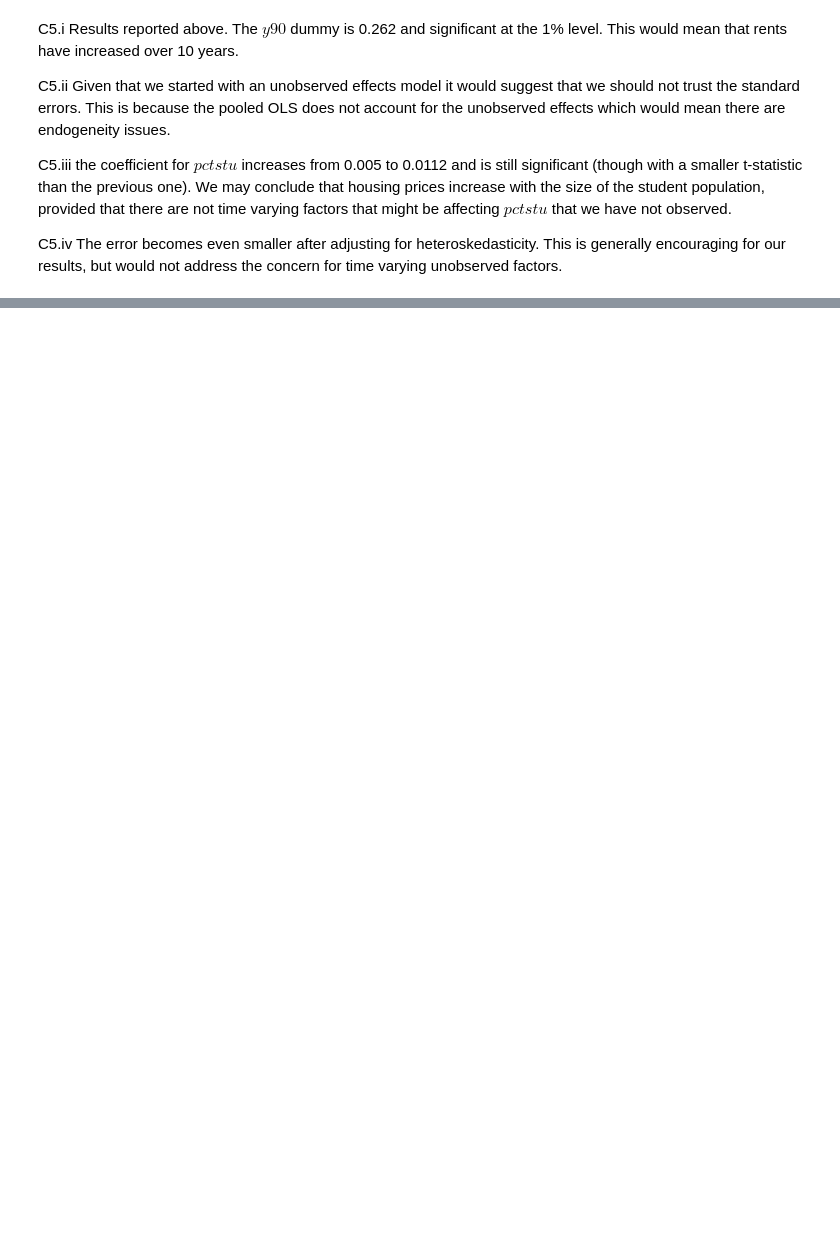
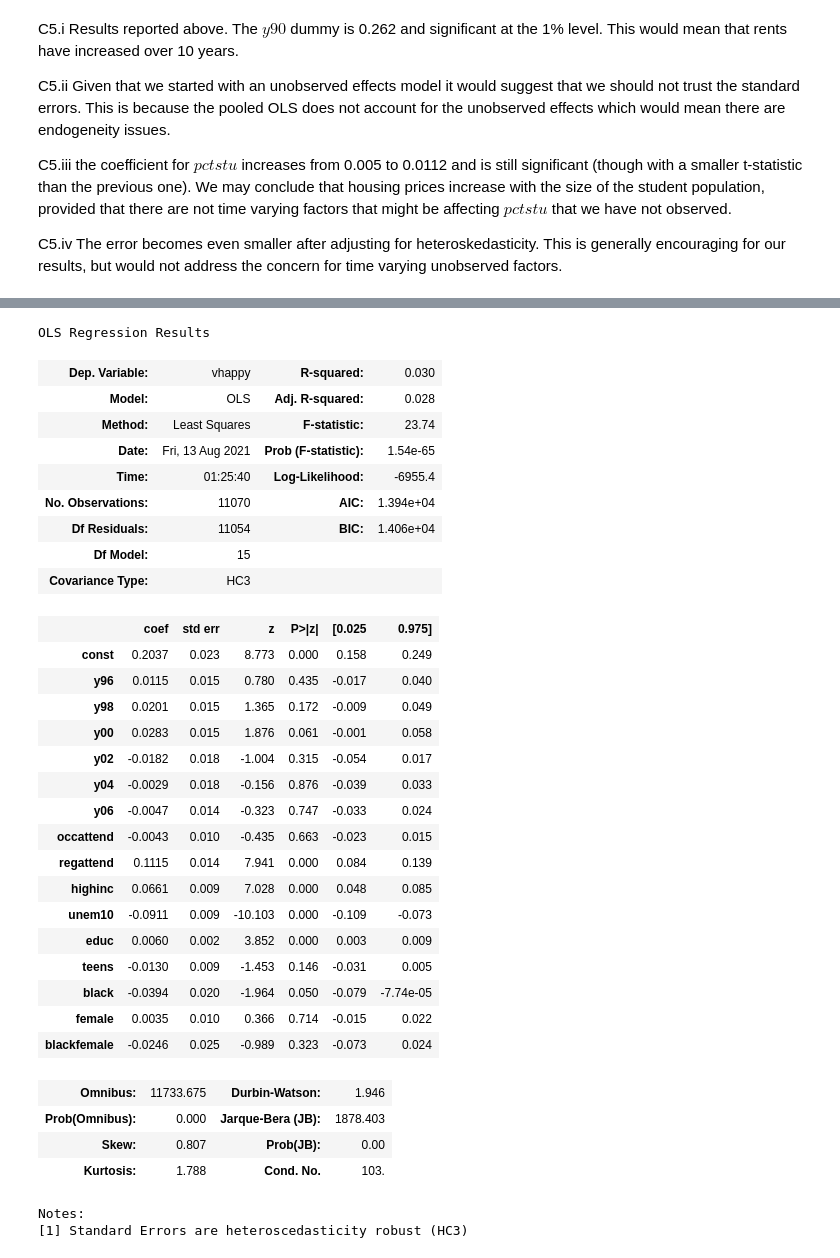
Before and after one commit to systemchalk/wooldridge_workbook, a Jupyter notebook: ch13.ipynb, the cells around one changed output, grey strips where cells are left out. Cells and saved outputs as stored; diff of their text form; code cells hidden in the pictures; blank space fills up the shorter version.

Commit message:
Completed chapter 13
There seem to be inconsistencies between the results and the overall tone of the questions in C13

```diff
--- a/ch13.ipynb
+++ b/ch13.ipynb
@@ -563,0 +1595,5 @@ model.summary()
+# %%
+# Exercise 15
+happiness = pd.read_stata("./stata/happiness.dta")
+happiness["highinc"] = 0
+happiness.loc[happiness.income == "$25000 or more", "highinc"] = 1
@@ -563,0 +1623,4 @@ model.summary()
+# %%
+X = sm.add_constant(happiness[["y96", "y98", "y00", "y02", "y04", "y06"]])
+model = sm.OLS(happiness.vhappy, X, missing="drop").fit(cov_type="HC3")
+model.summary()
@@ -563,0 +1657,4 @@ model.summary()
+# %%
+X = sm.add_constant(happiness[["y96", "y98", "y00", "y02", "y04", "y06", "occattend", "regattend"]])
+model = sm.OLS(happiness.vhappy, X, missing="drop").fit(cov_type="HC3")
+model.summary()
@@ -563,0 +1688,4 @@ model.summary()
+# %%
+X = sm.add_constant(happiness[["y96", "y98", "y00", "y02", "y04", "y06", "occattend", "regattend", "highinc", "unem10", "educ", "teens"]])
+model = sm.OLS(happiness.vhappy, X, missing="drop").fit(cov_type="HC3")
+model.summary()
@@ -563,0 +1723,38 @@ model.summary()
+# %%
+X = sm.add_constant(happiness[["y96", "y98", "y00", "y02", "y04", "y06", "occattend", "regattend", "highinc", "unem10", "educ", "teens", "black", "female", "blackfemale"]])
+model = sm.OLS(happiness.vhappy, X, missing="drop").fit(cov_type="HC3")
+model.summary()
+# %% [output]
+OLS Regression Results
+| Dep. Variable: | vhappy | R-squared: | 0.030 |
+| Model: | OLS | Adj. R-squared: | 0.028 |
+| Method: | Least Squares | F-statistic: | 23.74 |
+| Date: | Fri, 13 Aug 2021 | Prob (F-statistic): | 1.54e-65 |
+| Time: | 01:25:40 | Log-Likelihood: | -6955.4 |
+| No. Observations: | 11070 | AIC: | 1.394e+04 |
+| Df Residuals: | 11054 | BIC: | 1.406e+04 |
+| Df Model: | 15 |  |  |
+| Covariance Type: | HC3 |  |  |
+|  | coef | std err | z | P>|z| | [0.025 | 0.975] |
+| const | 0.2037 | 0.023 | 8.773 | 0.000 | 0.158 | 0.249 |
+| y96 | 0.0115 | 0.015 | 0.780 | 0.435 | -0.017 | 0.040 |
+| y98 | 0.0201 | 0.015 | 1.365 | 0.172 | -0.009 | 0.049 |
+| y00 | 0.0283 | 0.015 | 1.876 | 0.061 | -0.001 | 0.058 |
+| y02 | -0.0182 | 0.018 | -1.004 | 0.315 | -0.054 | 0.017 |
+| y04 | -0.0029 | 0.018 | -0.156 | 0.876 | -0.039 | 0.033 |
+| y06 | -0.0047 | 0.014 | -0.323 | 0.747 | -0.033 | 0.024 |
+| occattend | -0.0043 | 0.010 | -0.435 | 0.663 | -0.023 | 0.015 |
+| regattend | 0.1115 | 0.014 | 7.941 | 0.000 | 0.084 | 0.139 |
+| highinc | 0.0661 | 0.009 | 7.028 | 0.000 | 0.048 | 0.085 |
+| unem10 | -0.0911 | 0.009 | -10.103 | 0.000 | -0.109 | -0.073 |
+| educ | 0.0060 | 0.002 | 3.852 | 0.000 | 0.003 | 0.009 |
+| teens | -0.0130 | 0.009 | -1.453 | 0.146 | -0.031 | 0.005 |
+| black | -0.0394 | 0.020 | -1.964 | 0.050 | -0.079 | -7.74e-05 |
+| female | 0.0035 | 0.010 | 0.366 | 0.714 | -0.015 | 0.022 |
+| blackfemale | -0.0246 | 0.025 | -0.989 | 0.323 | -0.073 | 0.024 |
+| Omnibus: | 11733.675 | Durbin-Watson: | 1.946 |
+| Prob(Omnibus): | 0.000 | Jarque-Bera (JB): | 1878.403 |
+| Skew: | 0.807 | Prob(JB): | 0.00 |
+| Kurtosis: | 1.788 | Cond. No. | 103. |
+Notes:
+[1] Standard Errors are heteroscedasticity robust (HC3)
```
Also changed, not shown: parts of 71 cells of this notebook.
